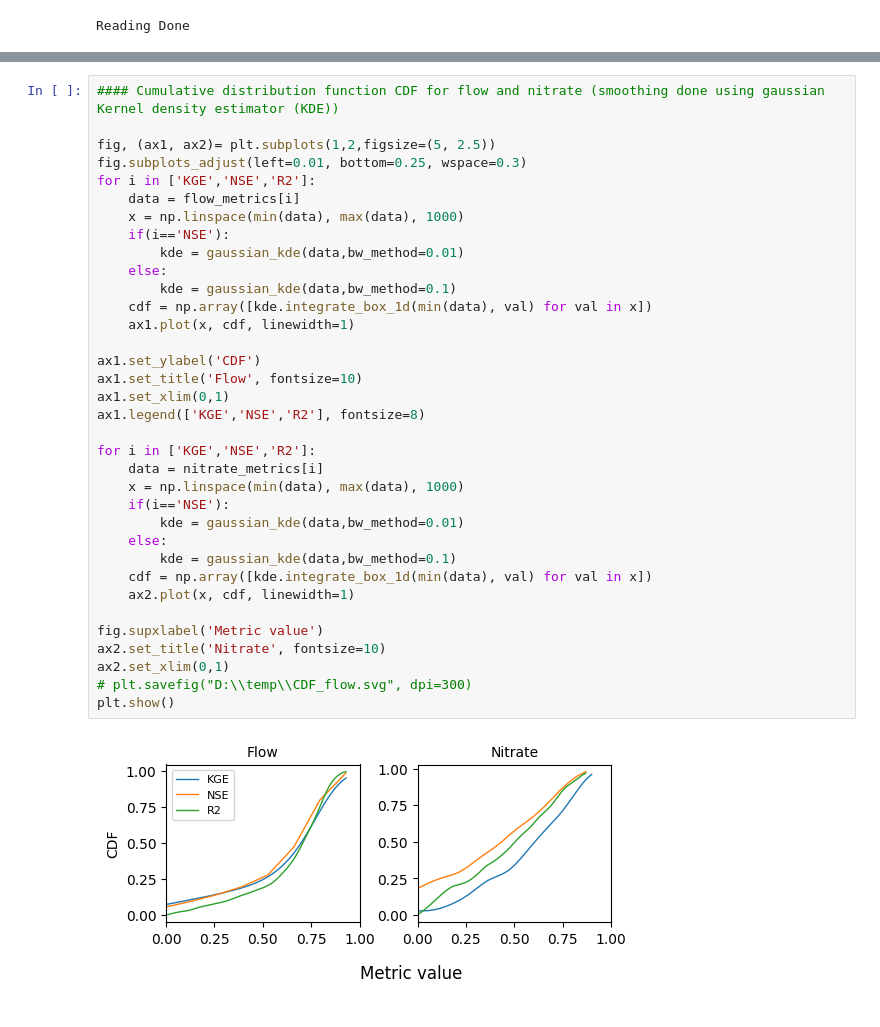
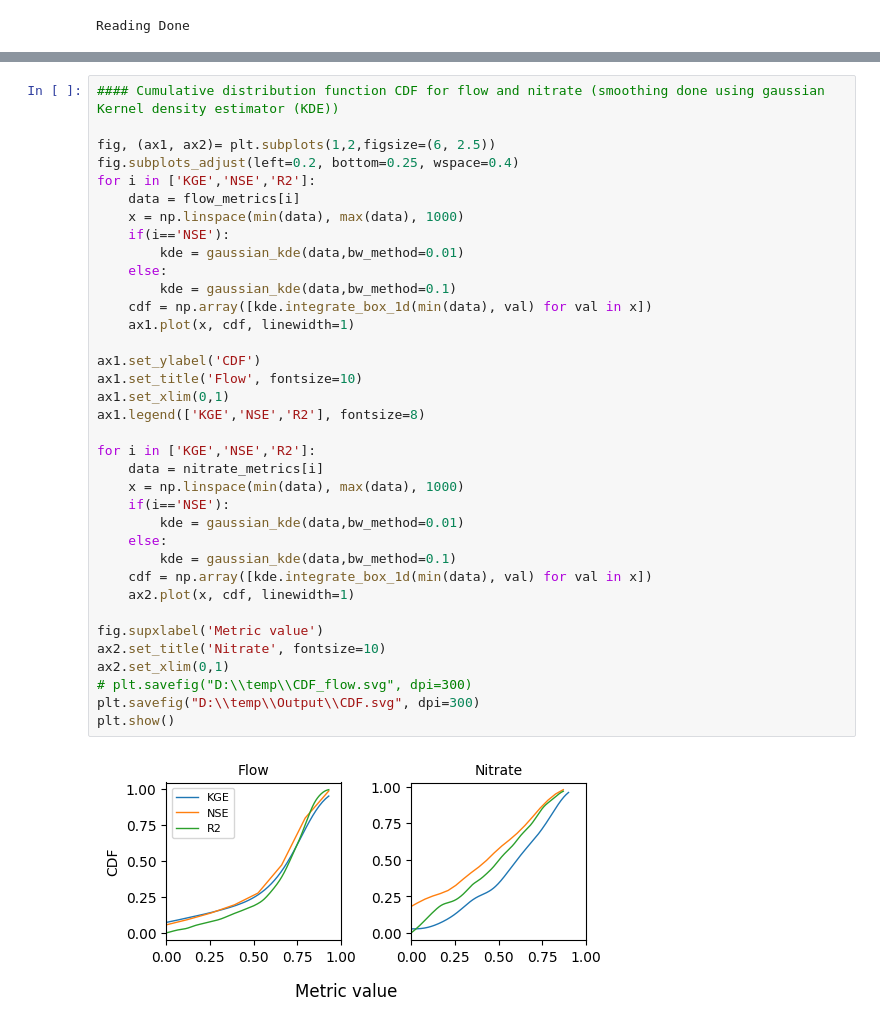
Before and after one commit to aayushpandit/EPA-CONUS-Nitrate-LSTM, a Jupyter notebook: Plotting_Results_LSTM.ipynb, the cells around one changed output, grey strips where cells are left out. Cells and saved outputs as stored; diff of their text form.

```diff
--- a/Plotting_Results_LSTM.ipynb
+++ b/Plotting_Results_LSTM.ipynb
@@ -280,40 +280,41 @@ print(np.nanmedian(nitrate_metrics['rmse']))
 # %%
 #### Cumulative distribution function CDF for flow and nitrate (smoothing done using gaussian Kernel density estimator (KDE))
 
-fig, (ax1, ax2)= plt.subplots(1,2,figsize=(5, 2.5))
-fig.subplots_adjust(left=0.01, bottom=0.25, wspace=0.3)
+fig, (ax1, ax2)= plt.subplots(1,2,figsize=(6, 2.5))
+fig.subplots_adjust(left=0.2, bottom=0.25, wspace=0.4)
 for i in ['KGE','NSE','R2']:
     data = flow_metrics[i]
     x = np.linspace(min(data), max(data), 1000)
     if(i=='NSE'):
         kde = gaussian_kde(data,bw_method=0.01)
     else:
         kde = gaussian_kde(data,bw_method=0.1)
     cdf = np.array([kde.integrate_box_1d(min(data), val) for val in x])
     ax1.plot(x, cdf, linewidth=1)
 
 ax1.set_ylabel('CDF')
 ax1.set_title('Flow', fontsize=10)
 ax1.set_xlim(0,1)
 ax1.legend(['KGE','NSE','R2'], fontsize=8)
 
 for i in ['KGE','NSE','R2']:
     data = nitrate_metrics[i]
     x = np.linspace(min(data), max(data), 1000)
     if(i=='NSE'):
         kde = gaussian_kde(data,bw_method=0.01)
     else:
         kde = gaussian_kde(data,bw_method=0.1)
     cdf = np.array([kde.integrate_box_1d(min(data), val) for val in x])
     ax2.plot(x, cdf, linewidth=1)
 
 fig.supxlabel('Metric value')
 ax2.set_title('Nitrate', fontsize=10)
 ax2.set_xlim(0,1)
 # plt.savefig("D:\\temp\\CDF_flow.svg", dpi=300)
+plt.savefig("D:\\temp\\Output\\CDF.svg", dpi=300)
 plt.show()
 # %% [output]
-[figure, old version]
+[figure, new version]
 # %%
 #### Time series plot in Kankakee river, IN and Difficult Run River, VA
 year_start=2007
```
Also changed, not shown: parts of 7 cells of this notebook, 28 other files.
